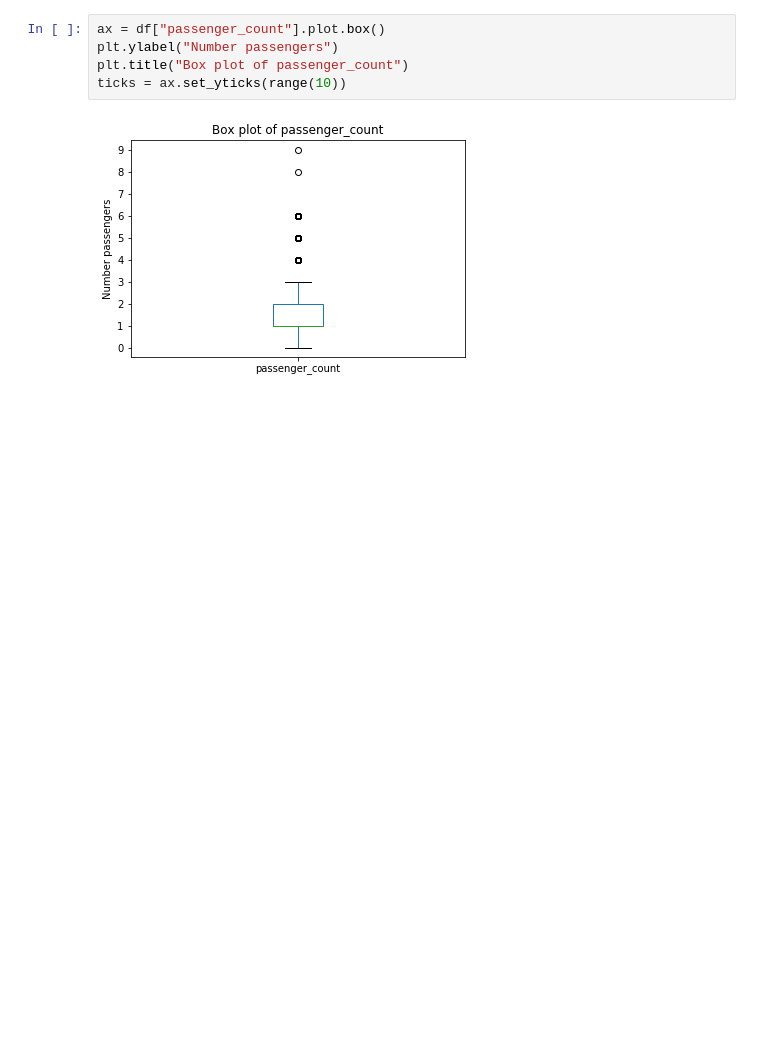
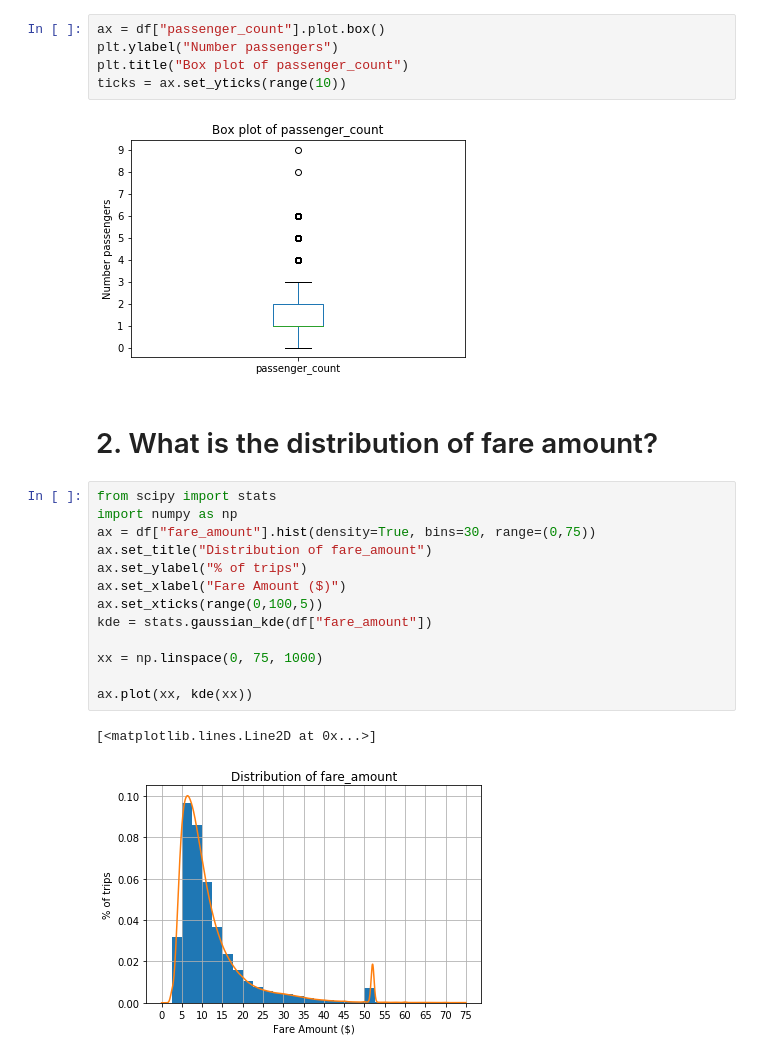
Before and after one commit to desultir/NYCTaxi, a Jupyter notebook: notebooks/describe data.ipynb, the cells around one changed output. Saved outputs shown, nothing was run; the diff lists cells and outputs as text; blank space fills up the shorter version.

```diff
--- a/notebooks/describe data.ipynb
+++ b/notebooks/describe data.ipynb
@@ -65,3 +76,21 @@ plt.title("Box plot of passenger_count")
 ticks = ax.set_yticks(range(10))
 # %% [output]
 [figure]
+# %% [markdown]
+# 2. What is the distribution of fare amount?
+# %%
+from scipy import stats
+import numpy as np
+ax = df["fare_amount"].hist(density=True, bins=30, range=(0,75))
+ax.set_title("Distribution of fare_amount")
+ax.set_ylabel("% of trips")
+ax.set_xlabel("Fare Amount ($)")
+ax.set_xticks(range(0,100,5))
+kde = stats.gaussian_kde(df["fare_amount"])
+
+xx = np.linspace(0, 75, 1000)
+
+ax.plot(xx, kde(xx))
+# %% [output]
+[<matplotlib.lines.Line2D at 0x...>]
+[figure, added]
```
Also changed, not shown: parts of 12 cells of this notebook.
